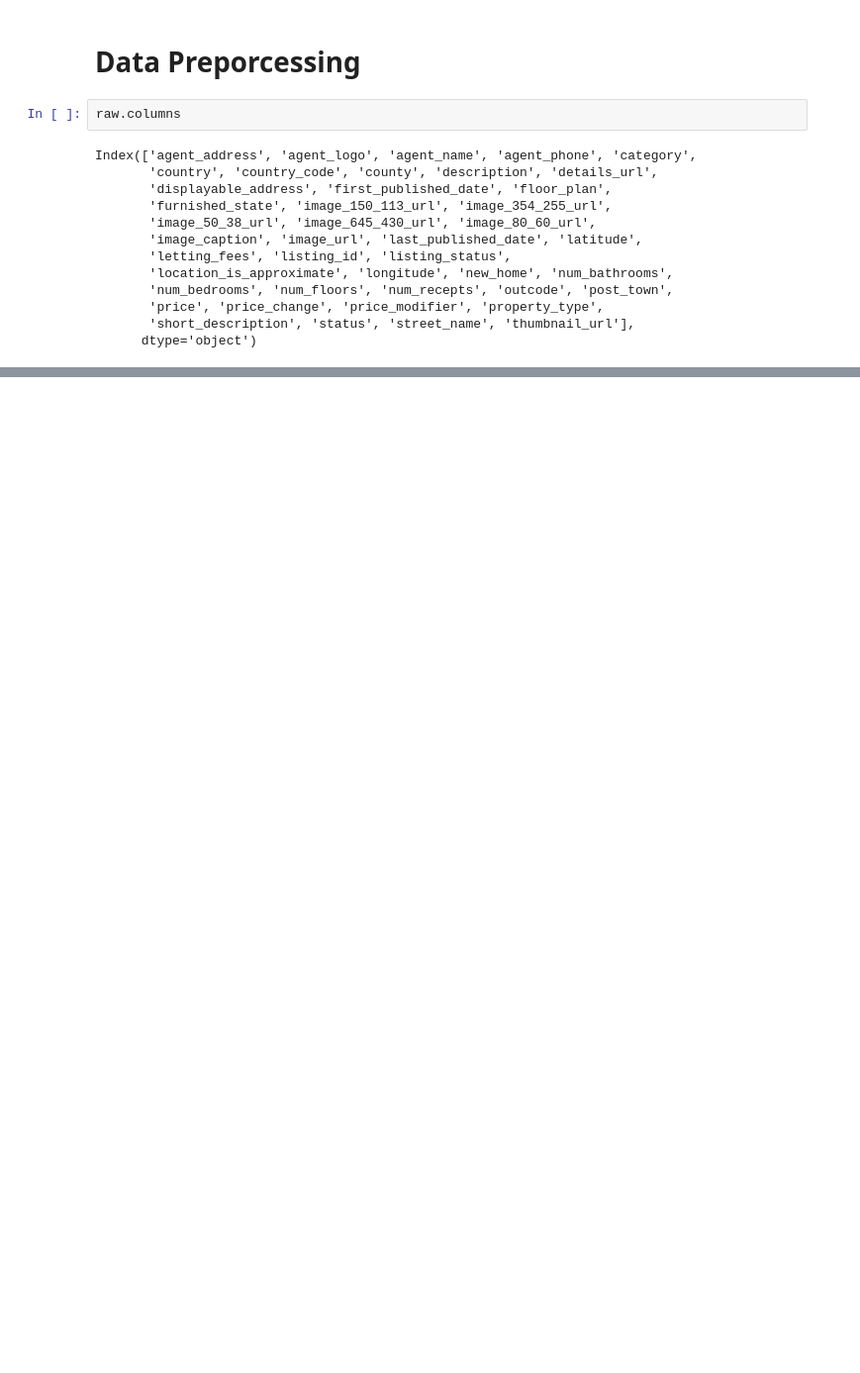
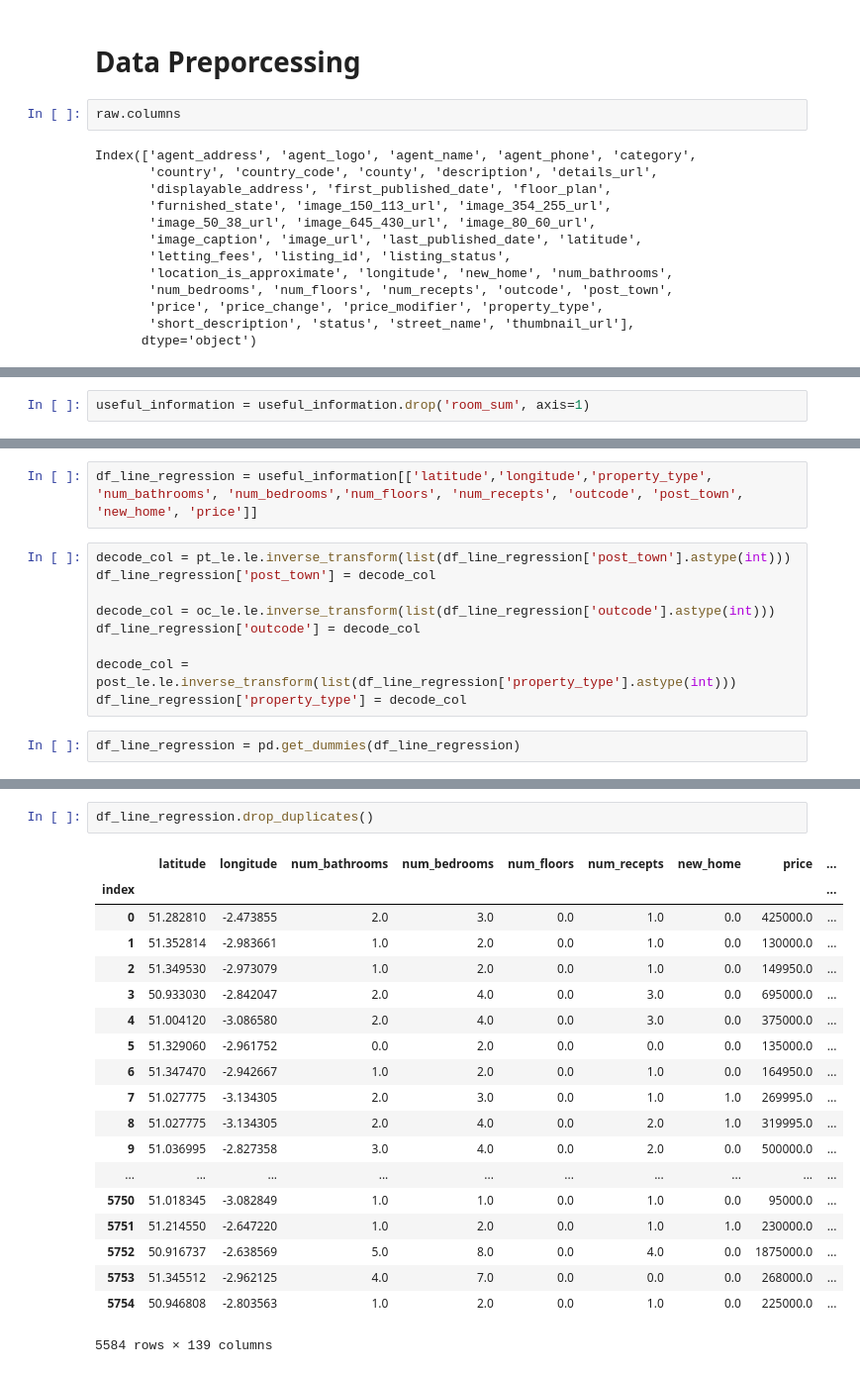
Before and after one commit to green-fox-academy/dongdong69, a Jupyter notebook: week-07/project/project_main.ipynb, the cells around one changed output, grey strips where cells are left out. Shown: that part at 99% size. Saved outputs shown, nothing was run; the diff lists cells and outputs as text; blank space fills up the shorter version.

```diff
--- a/week-07/project/project_main.ipynb
+++ b/week-07/project/project_main.ipynb
@@ -303,0 +343,2 @@ useful_information
+# %%
+useful_information = useful_information.drop('room_sum', axis=1)
@@ -303,0 +357,13 @@ useful_information
+# %%
+df_line_regression = useful_information[['latitude','longitude','property_type', 'num_bathrooms', 'num_bedrooms','num_floors', 'num_recepts', 'outcode', 'post_town', 'new_home', 'price']]
+# %%
+decode_col = pt_le.le.inverse_transform(list(df_line_regression['post_town'].astype(int)))
+df_line_regression['post_town'] = decode_col
+
+decode_col = oc_le.le.inverse_transform(list(df_line_regression['outcode'].astype(int)))
+df_line_regression['outcode'] = decode_col
+
+decode_col = post_le.le.inverse_transform(list(df_line_regression['property_type'].astype(int)))
+df_line_regression['property_type'] = decode_col
+# %%
+df_line_regression = pd.get_dummies(df_line_regression)
@@ -303,0 +381,22 @@ useful_information
+# %%
+df_line_regression.drop_duplicates()
+# %% [output]
+|  | latitude | longitude | num_bathrooms | num_bedrooms | num_floors | num_recepts | new_home | price | ... |
+| index |  |  |  |  |  |  |  |  | ... |
+| 0 | 51.282810 | -2.473855 | 2.0 | 3.0 | 0.0 | 1.0 | 0.0 | 425000.0 | ... |
+| 1 | 51.352814 | -2.983661 | 1.0 | 2.0 | 0.0 | 1.0 | 0.0 | 130000.0 | ... |
+| 2 | 51.349530 | -2.973079 | 1.0 | 2.0 | 0.0 | 1.0 | 0.0 | 149950.0 | ... |
+| 3 | 50.933030 | -2.842047 | 2.0 | 4.0 | 0.0 | 3.0 | 0.0 | 695000.0 | ... |
+| 4 | 51.004120 | -3.086580 | 2.0 | 4.0 | 0.0 | 3.0 | 0.0 | 375000.0 | ... |
+| 5 | 51.329060 | -2.961752 | 0.0 | 2.0 | 0.0 | 0.0 | 0.0 | 135000.0 | ... |
+| 6 | 51.347470 | -2.942667 | 1.0 | 2.0 | 0.0 | 1.0 | 0.0 | 164950.0 | ... |
+| 7 | 51.027775 | -3.134305 | 2.0 | 3.0 | 0.0 | 1.0 | 1.0 | 269995.0 | ... |
+| 8 | 51.027775 | -3.134305 | 2.0 | 4.0 | 0.0 | 2.0 | 1.0 | 319995.0 | ... |
+| 9 | 51.036995 | -2.827358 | 3.0 | 4.0 | 0.0 | 2.0 | 0.0 | 500000.0 | ... |
+| ... | ... | ... | ... | ... | ... | ... | ... | ... | ... |
+| 5750 | 51.018345 | -3.082849 | 1.0 | 1.0 | 0.0 | 1.0 | 0.0 | 95000.0 | ... |
+| 5751 | 51.214550 | -2.647220 | 1.0 | 2.0 | 0.0 | 1.0 | 1.0 | 230000.0 | ... |
+| 5752 | 50.916737 | -2.638569 | 5.0 | 8.0 | 0.0 | 4.0 | 0.0 | 1875000.0 | ... |
+| 5753 | 51.345512 | -2.962125 | 4.0 | 7.0 | 0.0 | 0.0 | 0.0 | 268000.0 | ... |
+| 5754 | 50.946808 | -2.803563 | 1.0 | 2.0 | 0.0 | 1.0 | 0.0 | 225000.0 | ... |
+5584 rows × 139 columns
```
Also changed, not shown: parts of 77 cells of this notebook, 2 other files.
